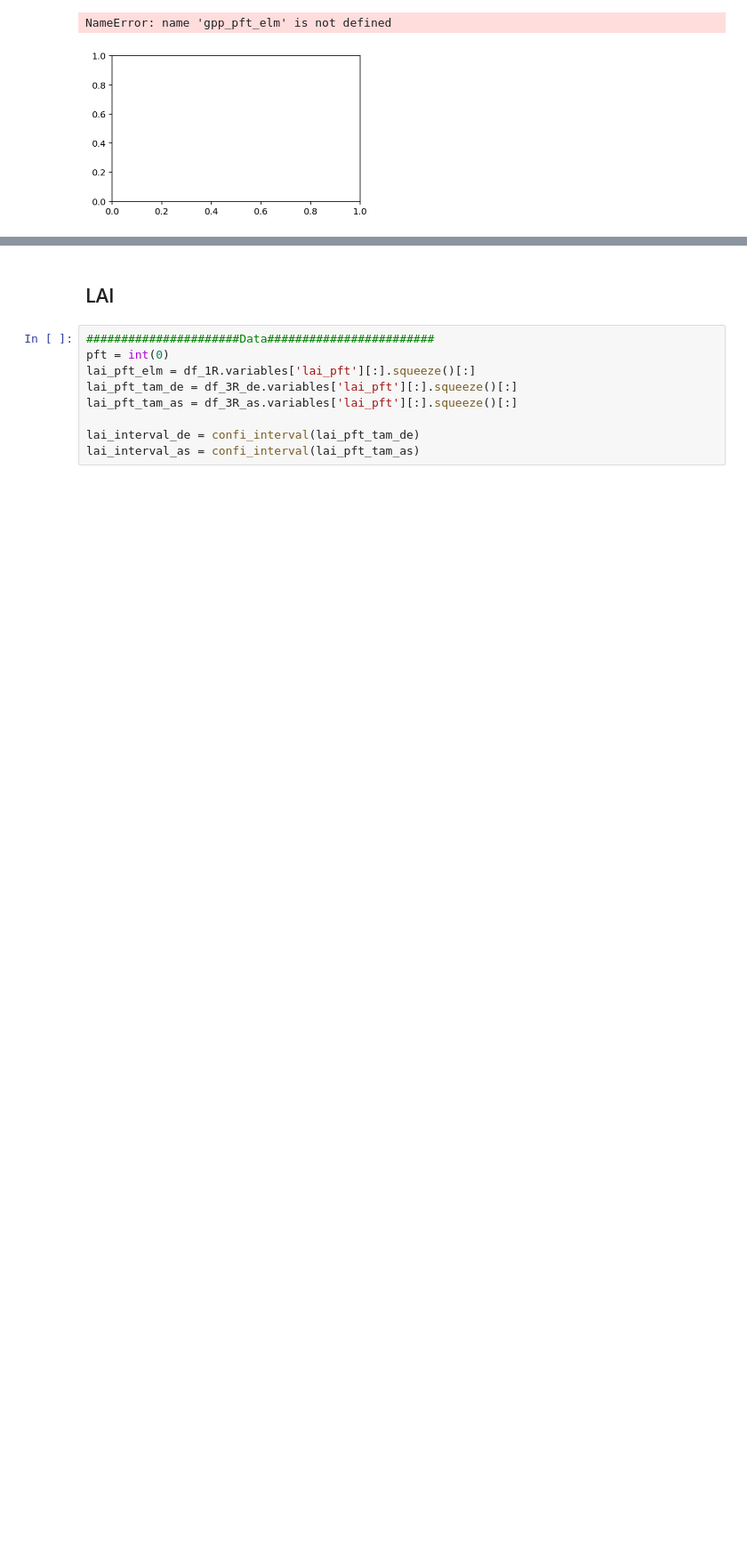
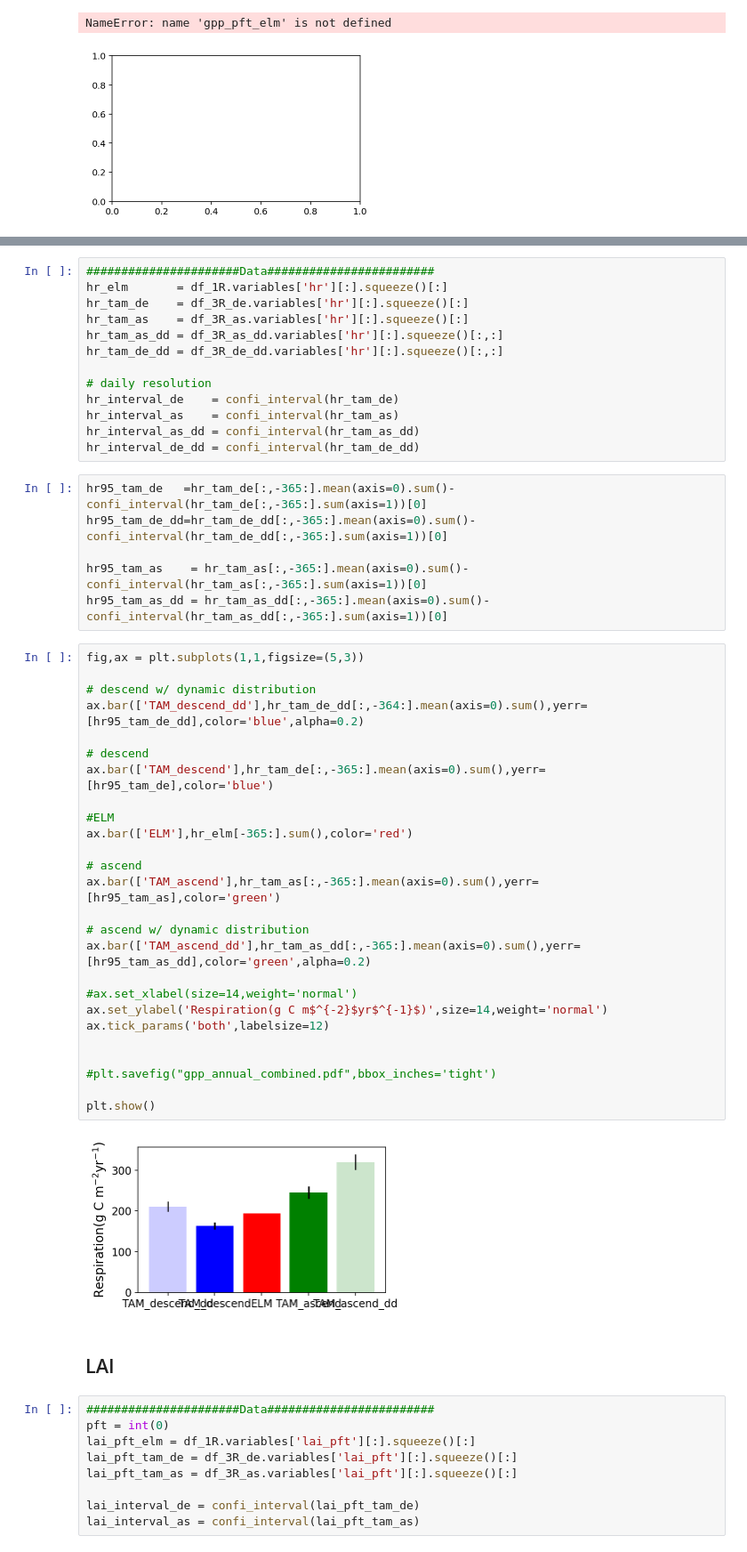
Before and after one commit to bioatmosphere/TAM, a Jupyter notebook: TAM/data/US-Ho1/preservation/US_Ho1_ensemble_combined.ipynb, the cells around one changed output, grey strips where cells are left out. Shown at 89% size. Cells and saved outputs as stored; diff of their text form; blank space fills up the shorter version.

```diff
--- a/TAM/data/US-Ho1/preservation/US_Ho1_ensemble_combined.ipynb
+++ b/TAM/data/US-Ho1/preservation/US_Ho1_ensemble_combined.ipynb
@@ -137,3 +184,50 @@ plt.show()
+# %%
+######################Data########################
+hr_elm       = df_1R.variables['hr'][:].squeeze()[:]
+hr_tam_de    = df_3R_de.variables['hr'][:].squeeze()[:]
+hr_tam_as    = df_3R_as.variables['hr'][:].squeeze()[:]
+hr_tam_as_dd = df_3R_as_dd.variables['hr'][:].squeeze()[:,:]
+hr_tam_de_dd = df_3R_de_dd.variables['hr'][:].squeeze()[:,:]
+
+# daily resolution
+hr_interval_de    = confi_interval(hr_tam_de)
+hr_interval_as    = confi_interval(hr_tam_as)
+hr_interval_as_dd = confi_interval(hr_tam_as_dd)
+hr_interval_de_dd = confi_interval(hr_tam_de_dd)
+# %%
+hr95_tam_de   =hr_tam_de[:,-365:].mean(axis=0).sum()-confi_interval(hr_tam_de[:,-365:].sum(axis=1))[0]
+hr95_tam_de_dd=hr_tam_de_dd[:,-365:].mean(axis=0).sum()-confi_interval(hr_tam_de_dd[:,-365:].sum(axis=1))[0]
+
+hr95_tam_as    = hr_tam_as[:,-365:].mean(axis=0).sum()-confi_interval(hr_tam_as[:,-365:].sum(axis=1))[0]
+hr95_tam_as_dd = hr_tam_as_dd[:,-365:].mean(axis=0).sum()-confi_interval(hr_tam_as_dd[:,-365:].sum(axis=1))[0]
+# %%
+fig,ax = plt.subplots(1,1,figsize=(5,3))
+
+# descend w/ dynamic distribution
+ax.bar(['TAM_descend_dd'],hr_tam_de_dd[:,-364:].mean(axis=0).sum(),yerr=[hr95_tam_de_dd],color='blue',alpha=0.2)
+
+# descend
+ax.bar(['TAM_descend'],hr_tam_de[:,-365:].mean(axis=0).sum(),yerr=[hr95_tam_de],color='blue')
+
+#ELM
+ax.bar(['ELM'],hr_elm[-365:].sum(),color='red')
+
+# ascend
+ax.bar(['TAM_ascend'],hr_tam_as[:,-365:].mean(axis=0).sum(),yerr=[hr95_tam_as],color='green')
+
+# ascend w/ dynamic distribution
+ax.bar(['TAM_ascend_dd'],hr_tam_as_dd[:,-365:].mean(axis=0).sum(),yerr=[hr95_tam_as_dd],color='green',alpha=0.2)
+
+#ax.set_xlabel(size=14,weight='normal')
+ax.set_ylabel('Respiration(g C m$^{-2}$yr$^{-1}$)',size=14,weight='normal')
+ax.tick_params('both',labelsize=12)
+
+
+#plt.savefig("gpp_annual_combined.pdf",bbox_inches='tight')
+
+plt.show()
+# %% [output]
+[figure, added]
 # %% [markdown]
 ## LAI
 # %%
```
Also changed, not shown: parts of 25 cells of this notebook, 5 other files.
